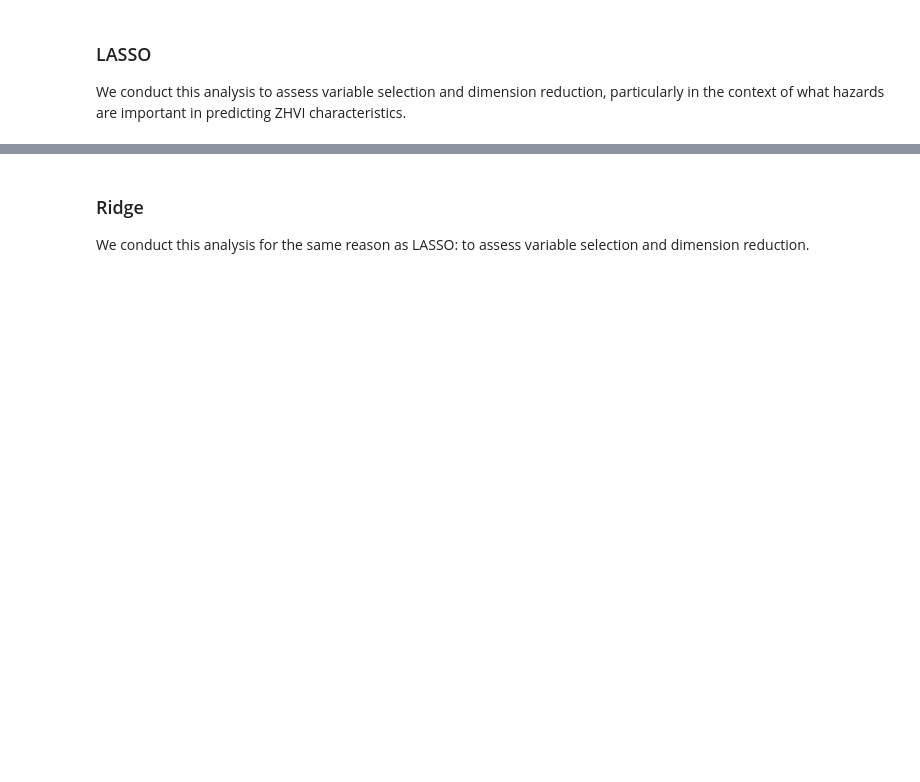
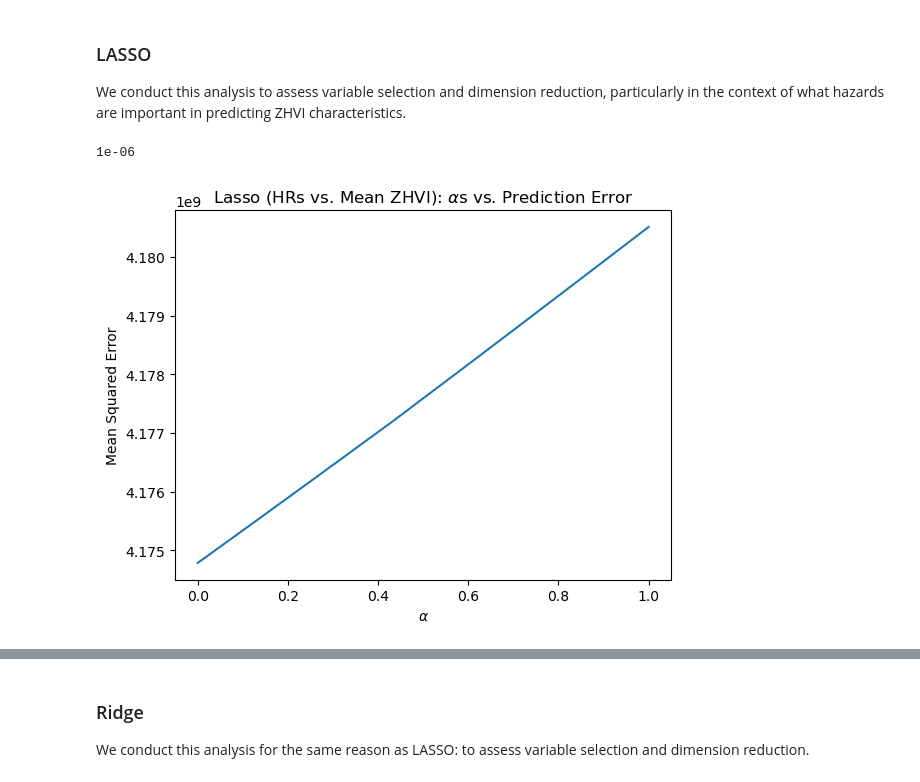
Before and after one commit to toogiii/ClimateAndHousing, a Jupyter notebook: Code/ClimateAndHousing.ipynb, the cells around one changed output, grey strips where cells are left out. Drawn from its saved outputs; the diff is of its cells as text; code cells hidden in the pictures; blank space fills up the shorter version.

```diff
--- a/Code/ClimateAndHousing.ipynb
+++ b/Code/ClimateAndHousing.ipynb
@@ -169,10 +194,10 @@ summary_statistics.head()
 
 We use standard OLS estimation, LASSO, and Ridge regressions to capture both what variables are the most correlated and predictive of long-term trends, average magnitude, and short-term volatility in local housing prices.
 # %%
-# Create lists of independent (hr), dependent (y), and control (X) variables for analysis
+# Create lists of independent (hr) and dependent (y) variables for analysis
 hr_vars = [hazard_rename_dict[i] for i in hazard_vars]
+hr_vars.remove("National Risk Index")
 y_vars = ["ZHVI_mean", "ZHVI_trend", "ZHVI_vol"]
-X_vars = control_vars
 # %% [markdown]
 ### OLS
 
@@ -207,0 +377,54 @@ We conduct this analysis to assess variable selection and dimension reduction, p
+# %%
+# Conduct LASSO Regression on mean ZHVI (without controls)
+
+# Drop nan observations and split data
+
+mod_working_data = working_data.dropna(subset=hr_vars + ["ZHVI_mean"])
+working_xs = mod_working_data[hr_vars]
+working_ys = mod_working_data["ZHVI_mean"]
+
+X_train, X_test, y_train, y_test = train_test_split(working_xs, working_ys, test_size=0.1, random_state=1680)
+
+# Note: Code inspired by and borrowed from review session + homework 2
+# Construct vectors to store mean prediction errors and coefficients
+cv_errs_lasso = []
+opt_coefs_lasso_mean_no_X = None
+opt_alpha_lasso_mean_no_X = 0
+min_MSE = 0
+counter = 0
+
+# Define alphas and models
+alphas = np.linspace(1e-6, 1, num=50)
+lasso_models = [make_pipeline(StandardScaler(with_mean=False),
+                             Lasso(alpha=alpha * np.sqrt(X_train.shape[0]), max_iter=10000)) for alpha in alphas]
+
+# Train and test models
+for model in lasso_models:
+    # Fit model, evaluate using testing data, and compute mean-squared error
+    model.fit(X_train, y_train)
+    y_pred = model.predict(X_test)
+    MSE = mean_squared_error(y_test, y_pred)
+
+    # Store prediction error
+    cv_errs_lasso.append(MSE)
+
+    # If we are on the first model or a model with less than minimum prediction error
+    #   update new minimum, optimized alpha, and associated coefficients
+    if counter == 0 or MSE < min_MSE:
+        min_MSE = MSE
+        opt_alpha_lasso_mean_no_X = alphas[counter]
+        opt_coefs_lasso_mean_no_X = model['lasso'].coef_
+    counter += 1
+
+print(opt_alpha_lasso_mean_no_X)
+
+# Plot alphas against prediction errors and label
+plt.plot(alphas, cv_errs_lasso)
+plt.xlabel(r'$\alpha$')
+plt.ylabel('Mean Squared Error')
+plt.title(r'Lasso (HRs vs. Mean ZHVI): $\alpha$s vs. Prediction Error') # Note here that HR stands for hazard risk
+plt.savefig(path + '\\Figures\\LASSO\\alphaMeanZHVILASSO.png')
+plt.show()
+# %% [output]
+1e-06
+[figure, added]
```
Also changed, not shown: parts of 44 cells of this notebook, 13 other files.
